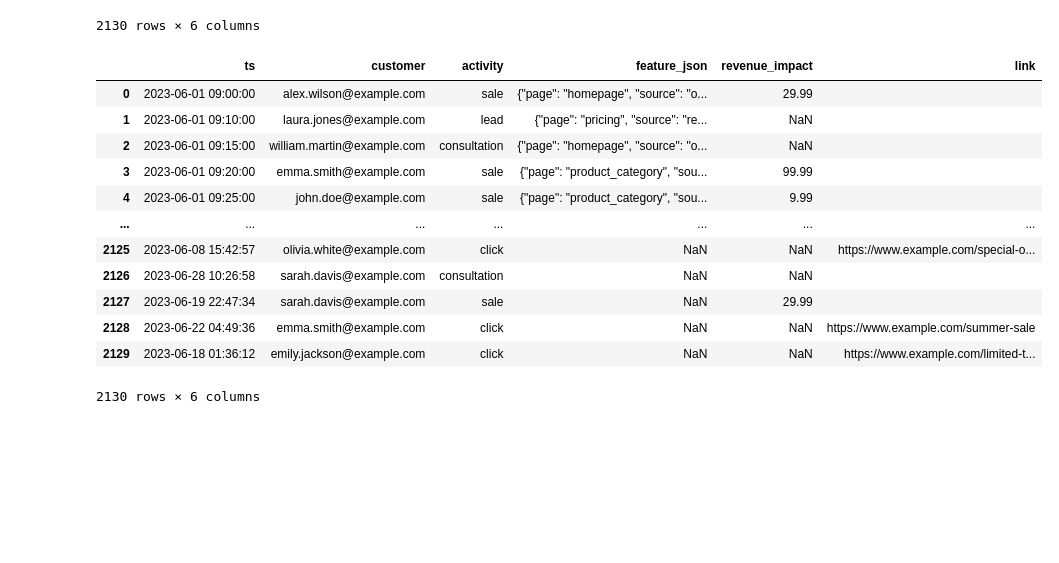
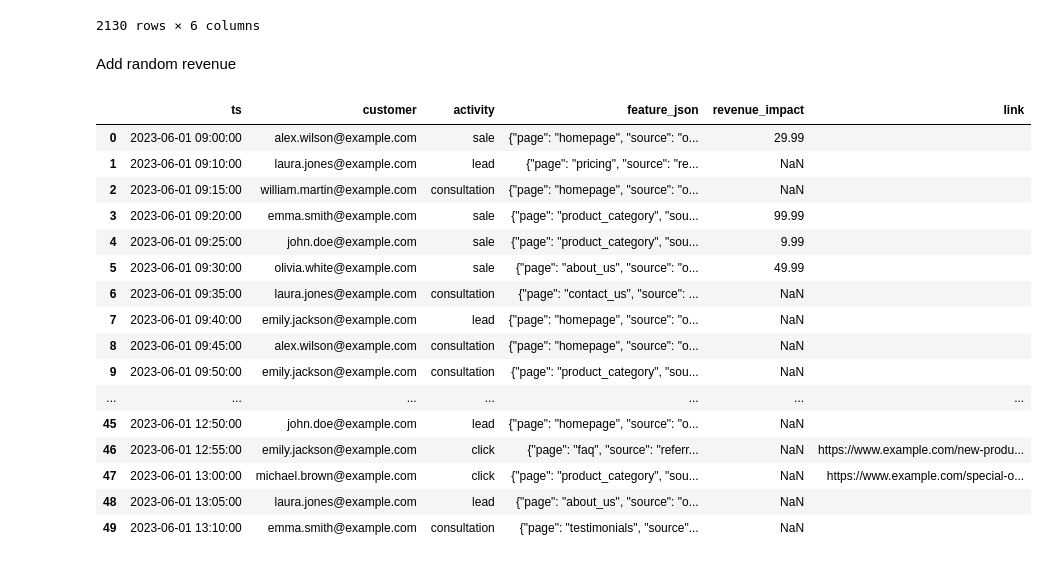
Before and after one commit to peargrape/activity_schema_sample, a Jupyter notebook: v_2/activity_schema_script.ipynb, the cells around one changed output. Cells and saved outputs as stored; diff of their text form; code cells hidden in the pictures; blank space fills up the shorter version.

```diff
--- a/v_2/activity_schema_script.ipynb
+++ b/v_2/activity_schema_script.ipynb
@@ -295,6 +302,8 @@ data_1
 | 2128 | 2023-06-22 04:49:36 | emma.smith@example.com | click | NaN | NaN | https://www.example.com/summer-sale |
 | 2129 | 2023-06-18 01:36:12 | emily.jackson@example.com | click | NaN | NaN | https://www.example.com/limited-t... |
 2130 rows × 6 columns
+# %% [markdown]
+Add random revenue
 # %%
 revenue = [9.99, 15.99, 29.99, 49.99, 99.99]
 
@@ -307,18 +316,22 @@ def insert_random_revenue(row):
 # Use apply function to update the 'link' column
 data_1['revenue_impact'] = data_1.apply(insert_random_revenue, axis=1)
 # %%
-data_1
+data_1.head(50)
 # %% [output]
 |  | ts | customer | activity | feature_json | revenue_impact | link |
 | 0 | 2023-06-01 09:00:00 | alex.wilson@example.com | sale | {"page": "homepage", "source": "o... | 29.99 |  |
 | 1 | 2023-06-01 09:10:00 | laura.jones@example.com | lead | {"page": "pricing", "source": "re... | NaN |  |
 | 2 | 2023-06-01 09:15:00 | william.martin@example.com | consultation | {"page": "homepage", "source": "o... | NaN |  |
 | 3 | 2023-06-01 09:20:00 | emma.smith@example.com | sale | {"page": "product_category", "sou... | 99.99 |  |
 | 4 | 2023-06-01 09:25:00 | john.doe@example.com | sale | {"page": "product_category", "sou... | 9.99 |  |
+| 5 | 2023-06-01 09:30:00 | olivia.white@example.com | sale | {"page": "about_us", "source": "o... | 49.99 |  |
+| 6 | 2023-06-01 09:35:00 | laura.jones@example.com | consultation | {"page": "contact_us", "source": ... | NaN |  |
+| 7 | 2023-06-01 09:40:00 | emily.jackson@example.com | lead | {"page": "homepage", "source": "o... | NaN |  |
+| 8 | 2023-06-01 09:45:00 | alex.wilson@example.com | consultation | {"page": "homepage", "source": "o... | NaN |  |
+| 9 | 2023-06-01 09:50:00 | emily.jackson@example.com | consultation | {"page": "product_category", "sou... | NaN |  |
 | ... | ... | ... | ... | ... | ... | ... |
-| 2125 | 2023-06-08 15:42:57 | olivia.white@example.com | click | NaN | NaN | https://www.example.com/special-o... |
-| 2126 | 2023-06-28 10:26:58 | sarah.davis@example.com | consultation | NaN | NaN |  |
-| 2127 | 2023-06-19 22:47:34 | sarah.davis@example.com | sale | NaN | 29.99 |  |
-| 2128 | 2023-06-22 04:49:36 | emma.smith@example.com | click | NaN | NaN | https://www.example.com/summer-sale |
-| 2129 | 2023-06-18 01:36:12 | emily.jackson@example.com | click | NaN | NaN | https://www.example.com/limited-t... |
+| 45 | 2023-06-01 12:50:00 | john.doe@example.com | lead | {"page": "homepage", "source": "o... | NaN |  |
+| 46 | 2023-06-01 12:55:00 | emily.jackson@example.com | click | {"page": "faq", "source": "referr... | NaN | https://www.example.com/new-produ... |
+| 47 | 2023-06-01 13:00:00 | michael.brown@example.com | click | {"page": "product_category", "sou... | NaN | https://www.example.com/special-o... |
+| 48 | 2023-06-01 13:05:00 | laura.jones@example.com | lead | {"page": "about_us", "source": "o... | NaN |  |
+| 49 | 2023-06-01 13:10:00 | emma.smith@example.com | consultation | {"page": "testimonials", "source"... | NaN |  |
-2130 rows × 6 columns
```
Also changed, not shown: parts of 20 cells of this notebook, 13 other files.
